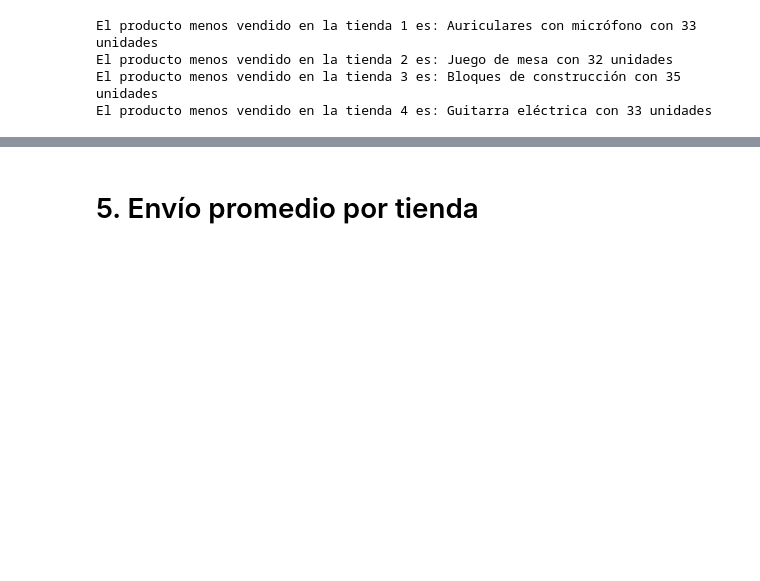
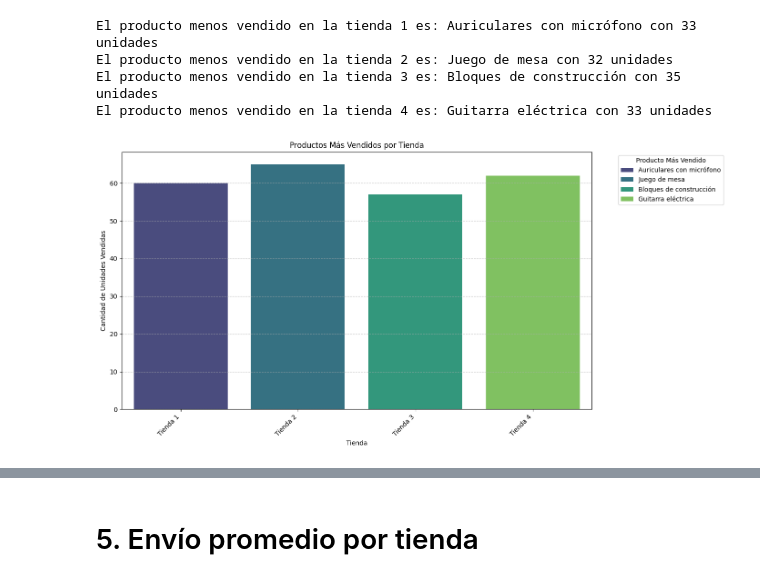
Before and after one commit to rociocelestial/Challenge1-Data-Science, a Jupyter notebook: AluraStoreLatam_(1).ipynb, the cells around one changed output, grey strips where cells are left out. Cells and saved outputs as stored; diff of their text form; code cells hidden in the pictures; blank space fills up the shorter version.

```diff
--- a/AluraStoreLatam_(1).ipynb
+++ b/AluraStoreLatam_(1).ipynb
@@ -256,10 +256,10 @@ El producto más vendido en la tienda 3 es Kit de bancas con 57 unidades
 El producto más vendido en la tienda 4 es Cama box con 62 unidades
 # %%
 # Producto menos vendido (nombre)
-ventas_producto_tienda1 = tienda['Producto'].value_counts().idxmin()
-ventas_producto_tienda2 = tienda2['Producto'].value_counts().idxmin()
-ventas_producto_tienda3 = tienda3['Producto'].value_counts().idxmin()
-ventas_producto_tienda4 = tienda4['Producto'].value_counts().idxmin()
+ventas_producto_tienda1_min = tienda['Producto'].value_counts().idxmin()
+ventas_producto_tienda2_min = tienda2['Producto'].value_counts().idxmin()
+ventas_producto_tienda3_min = tienda3['Producto'].value_counts().idxmin()
+ventas_producto_tienda4_min = tienda4['Producto'].value_counts().idxmin()
 
 # Cantidad minima del producto vendido
 minima_cantidad_vendida_tienda1 = tienda['Producto'].value_counts().min()
@@ -267,12 +267,78 @@ minima_cantidad_vendida_tienda2 = tienda2['Producto'].value_counts().min()
 minima_cantidad_vendida_tienda3 = tienda3['Producto'].value_counts().min()
 minima_cantidad_vendida_tienda4 = tienda4['Producto'].value_counts().min()
 
-print(f'El producto menos vendido en la tienda 1 es: {ventas_producto_tienda1} con {minima_cantidad_vendida_tienda1} unidades')
-print(f'El producto menos vendido en la tienda 2 es: {ventas_producto_tienda2} con {minima_cantidad_vendida_tienda2} unidades')
-print(f'El producto menos vendido en la tienda 3 es: {ventas_producto_tienda3} con {minima_cantidad_vendida_tienda3} unidades')
-print(f'El producto menos vendido en la tienda 4 es: {ventas_producto_tienda4} con {minima_cantidad_vendida_tienda4} unidades')
+print(f'El producto menos vendido en la tienda 1 es: {ventas_producto_tienda1_min} con {minima_cantidad_vendida_tienda1} unidades')
+print(f'El producto menos vendido en la tienda 2 es: {ventas_producto_tienda2_min} con {minima_cantidad_vendida_tienda2} unidades')
+print(f'El producto menos vendido en la tienda 3 es: {ventas_producto_tienda3_min} con {minima_cantidad_vendida_tienda3} unidades')
+print(f'El producto menos vendido en la tienda 4 es: {ventas_producto_tienda4_min} con {minima_cantidad_vendida_tienda4} unidades')
 # %% [output]
 El producto menos vendido en la tienda 1 es: Auriculares con micrófono con 33 unidades
 El producto menos vendido en la tienda 2 es: Juego de mesa con 32 unidades
 El producto menos vendido en la tienda 3 es: Bloques de construcción con 35 unidades
 El producto menos vendido en la tienda 4 es: Guitarra eléctrica con 33 unidades
+# %%
+import matplotlib.pyplot as plt
+import pandas as pd
+import seaborn as sns
+
+# --- Datos de productos más vendidos ---
+productos_mas_vendidos_data = {
+    'Tienda': ['Tienda 1', 'Tienda 2', 'Tienda 3', 'Tienda 4'],
+    'Producto': [
+        ventas_producto_tienda1,
+        ventas_producto_tienda2,
+        ventas_producto_tienda3,
+        ventas_producto_tienda4
+    ],
+    'Cantidad': [
+        maxima_cantidad_vendida_tienda1,
+        maxima_cantidad_vendida_tienda2,
+        maxima_cantidad_vendida_tienda3,
+        maxima_cantidad_vendida_tienda4
+    ]
+}
+df_mas_vendidos = pd.DataFrame(productos_mas_vendidos_data)
+
+# --- Datos de productos menos vendidos ---
+productos_menos_vendidos_data = {
+    'Tienda': ['Tienda 1', 'Tienda 2', 'Tienda 3', 'Tienda 4'],
+    'Producto': [
+        ventas_producto_tienda1_min,
+        ventas_producto_tienda2_min,
+        ventas_producto_tienda3_min,
+        ventas_producto_tienda4_min
+    ],
+    'Cantidad': [
+        minima_cantidad_vendida_tienda1,
+        minima_cantidad_vendida_tienda2,
+        minima_cantidad_vendida_tienda3,
+        minima_cantidad_vendida_tienda4
+    ]
+}
+df_menos_vendidos = pd.DataFrame(productos_menos_vendidos_data)
+
+# --- Gráfico de productos más vendidos ---
+plt.figure(figsize=(14, 7))
+sns.barplot(x='Tienda', y='Cantidad', hue='Producto', data=df_mas_vendidos, palette='viridis')
+plt.title('Productos Más Vendidos por Tienda')
+plt.xlabel('Tienda')
+plt.ylabel('Cantidad de Unidades Vendidas')
+plt.xticks(rotation=45, ha='right')
+plt.legend(title='Producto Más Vendido', bbox_to_anchor=(1.05, 1), loc='upper left')
+plt.grid(axis='y', linestyle='--', alpha=0.7)
+plt.tight_layout()
+plt.show()
+
+# --- Gráfico de productos menos vendidos ---
+plt.figure(figsize=(14, 7))
+sns.barplot(x='Tienda', y='Cantidad', hue='Producto', data=df_menos_vendidos, palette='magma')
+plt.title('Productos Menos Vendidos por Tienda')
+plt.xlabel('Tienda')
+plt.ylabel('Cantidad de Unidades Vendidas')
+plt.xticks(rotation=45, ha='right')
+plt.legend(title='Producto Menos Vendido', bbox_to_anchor=(1.05, 1), loc='upper left')
+plt.grid(axis='y', linestyle='--', alpha=0.7)
+plt.tight_layout()
+plt.show()
+# %% [output]
+[figure, added]
```
Also changed, not shown: parts of 12 cells of this notebook.
